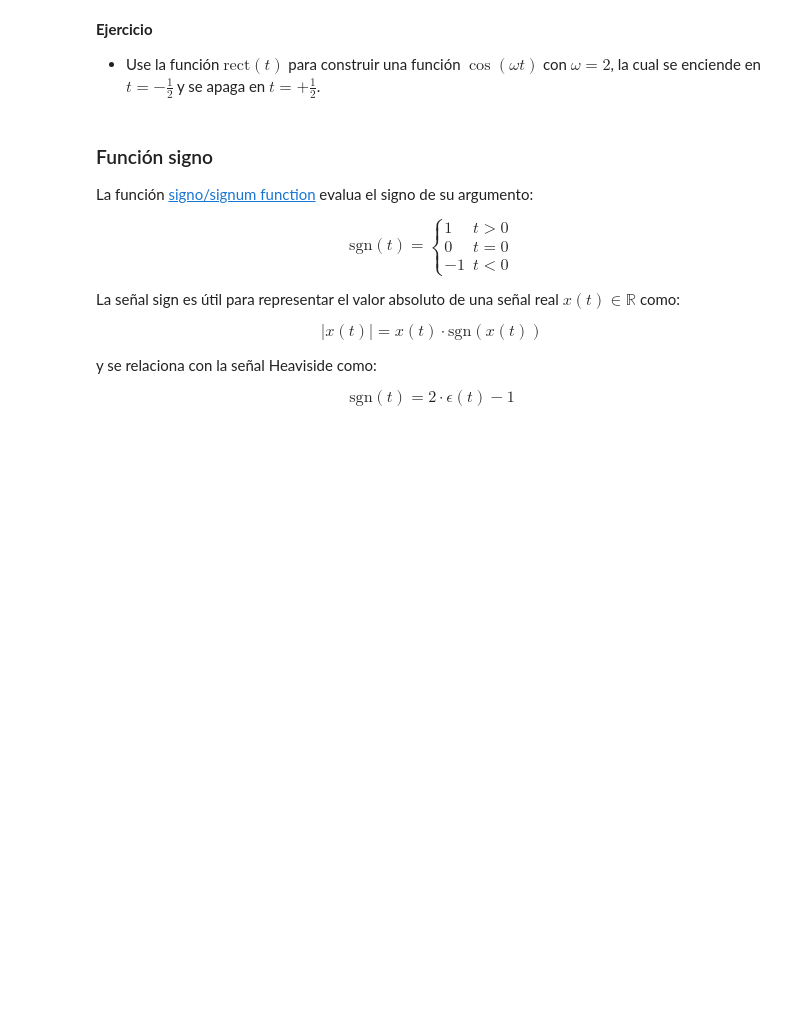
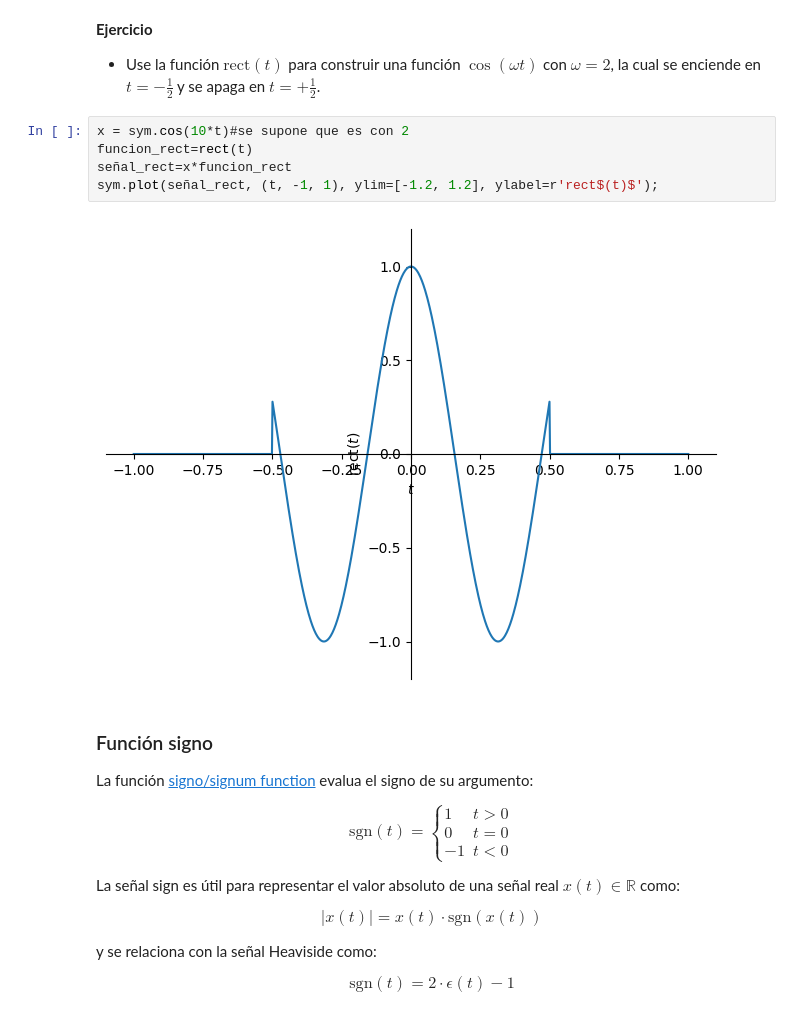
Before and after one commit to sofial47/senalesysistemas, a Jupyter notebook: cuaderno2_de_S_estandar.ipynb, the cells around one changed output. Cells and saved outputs as stored; diff of their text form; blank space fills up the shorter version.

```diff
--- a/cuaderno2_de_S_estandar.ipynb
+++ b/cuaderno2_de_S_estandar.ipynb
@@ -266,6 +310,13 @@ sym.plot(rect(t), (t, -1, 1), ylim=[-0.2, 1.2], ylabel=r'rect$(t)$');
 **Ejercicio**
 
 * Use la función $\text{rect}(t)$ para construir una función $\cos(\omega t)$ con $\omega=2$, la cual se enciende en $t=-\frac{1}{2}$ y se apaga en $t=+\frac{1}{2}$.
+# %%
+x = sym.cos(10*t)#se supone que es con 2
+funcion_rect=rect(t)
+señal_rect=x*funcion_rect
+sym.plot(señal_rect, (t, -1, 1), ylim=[-1.2, 1.2], ylabel=r'rect$(t)$');
+# %% [output]
+[figure, added]
 # %% [markdown]
 ### Función signo
 
```
Also changed, not shown: parts of 10 cells of this notebook.
